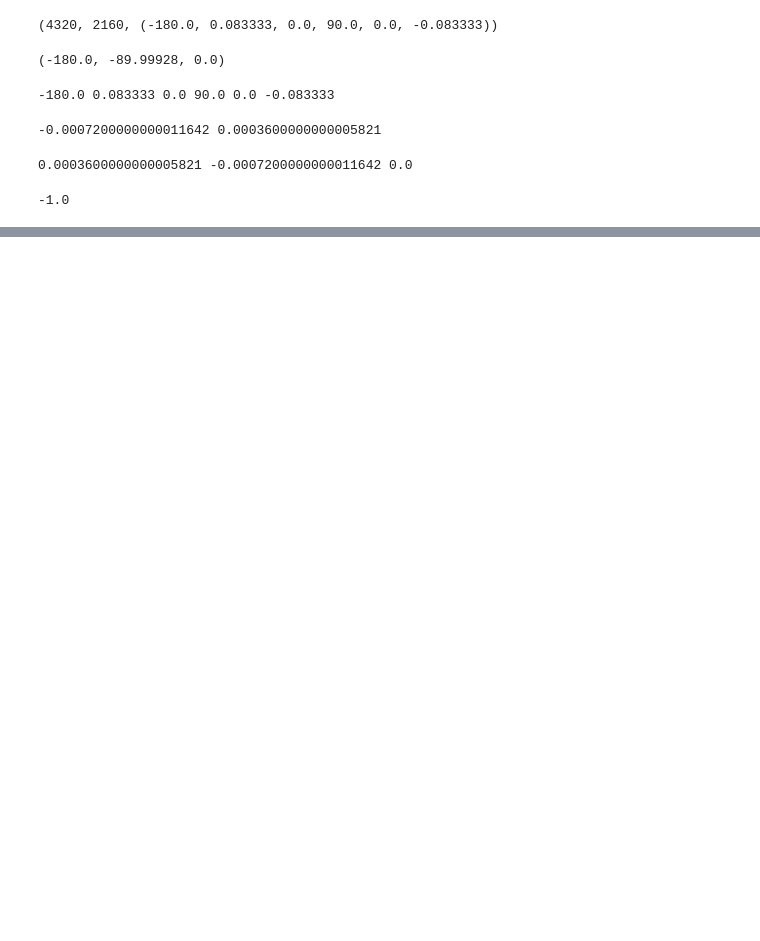
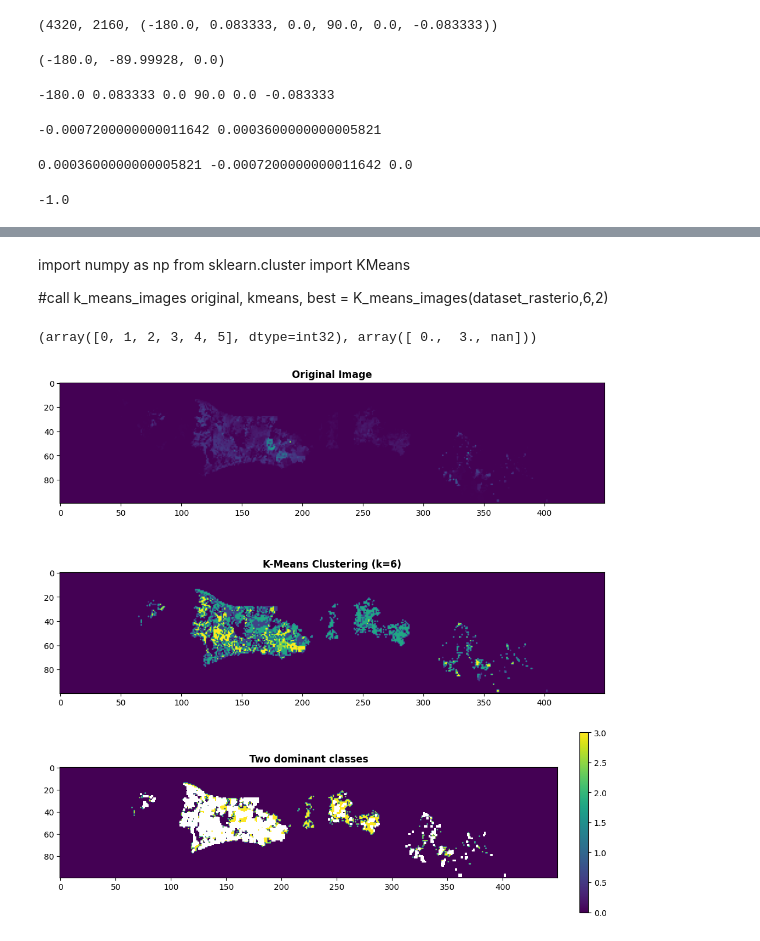
Before and after one commit to KwenteaneResearch/weather_checker, a Jupyter notebook: tiff tests.ipynb, the cells around one changed output, grey strips where cells are left out. Saved outputs shown, nothing was run; the diff lists cells and outputs as text; code cells hidden in the pictures; blank space fills up the shorter version.

```diff
--- a/tiff tests.ipynb
+++ b/tiff tests.ipynb
@@ -119,0 +223,42 @@ print(pix[0][0])                        # pixel value
+# %% [markdown]
+import numpy as np
+from sklearn.cluster import KMeans
+
+#call k_means_images
+original, kmeans, best = K_means_images(dataset_rasterio,6,2)
+# %%
+np.unique(kmeans), np.unique(best)
+# %% [output]
+(array([0, 1, 2, 3, 4, 5], dtype=int32), array([ 0.,  3., nan]))
+# %%
+from rasterio.plot import show
+#lets plot it
+
+# Plot the original and clustered images side by side
+fig, (ax1, ax2, ax3) = plt.subplots(3, 1, figsize=(10,10))
+
+x_min = 950
+x_max = 1050
+y_min = 1950
+y_max = 2400
+
+# Original image
+show(data[x_min:x_max, y_min:y_max], ax=ax1, cmap='viridis', title='Original Image')
+
+# Clustered image
+show(kmeans[:, x_min:x_max, y_min:y_max], ax=ax2, cmap='viridis', title='K-Means Clustering (k=6)')
+
+# masked image
+show(best[:, x_min:x_max, y_min:y_max], ax=ax3, cmap='viridis', title='Two dominant classes')
+
+# Add colorbar
+cbar = fig.colorbar(ax3.images[0], ax=ax3, orientation='vertical', fraction=0.046, pad=0.04)
+cbar.set_label('')
+
+plt.tight_layout()
+plt.show()
+
+
+#plt.show()
+# %% [output]
+[figure, added]
```
Also changed, not shown: parts of 7 cells of this notebook.
